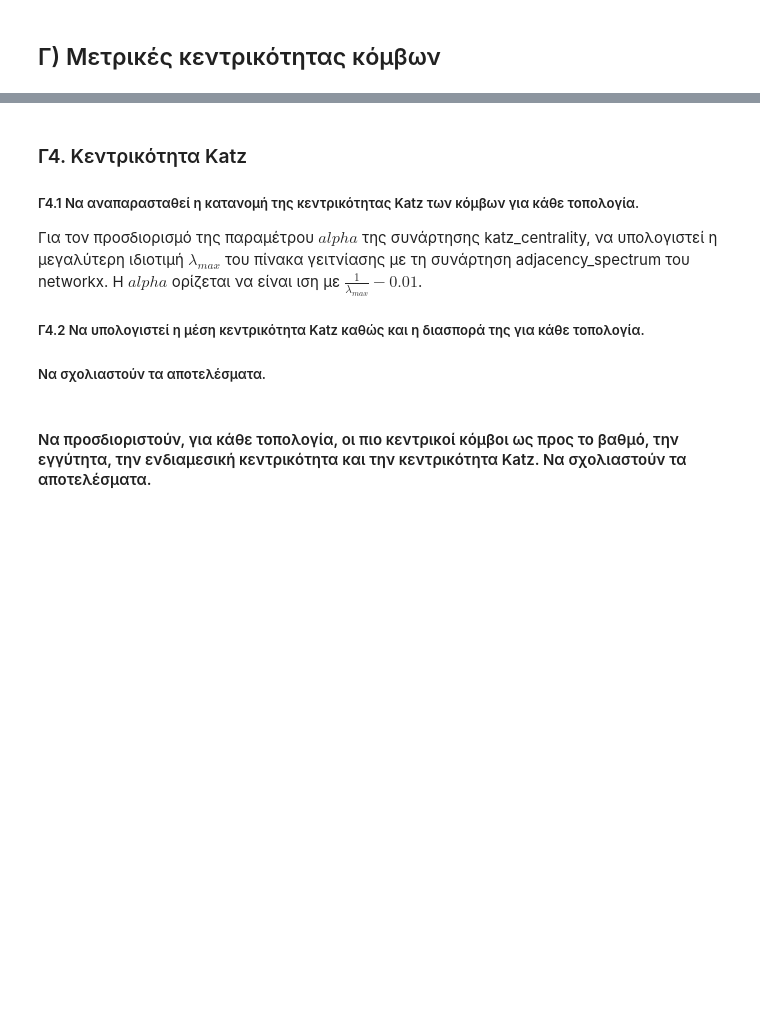
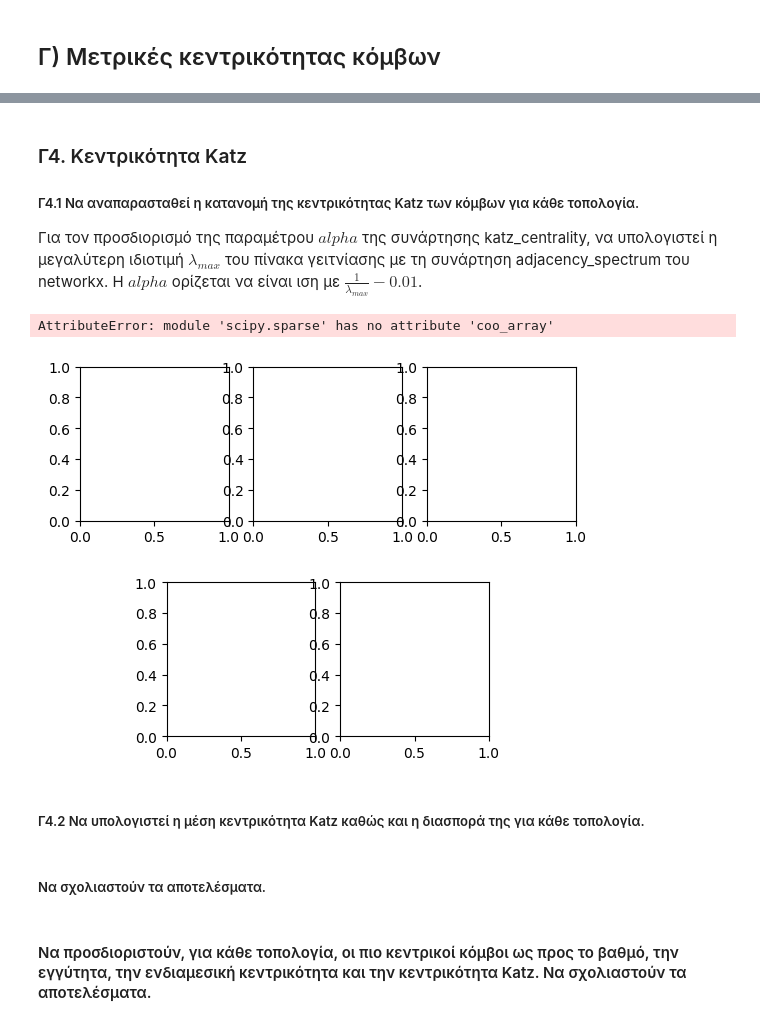
Before and after one commit to NicoleMp2/SocialNetworksAnalysis, a Jupyter notebook: lab1.ipynb, the cells around one changed output, grey strips where cells are left out. Saved outputs shown, nothing was run; the diff lists cells and outputs as text; code cells hidden in the pictures; blank space fills up the shorter version.

```diff
--- a/lab1.ipynb
+++ b/lab1.ipynb
@@ -414,3 +580,9 @@ def find_closeness(G):
-# %%
-def find_betweenness(G):
-    pass
+# %%
+#find mean value of centrality and variance
+for name,graph in graphs.items():
+    dn = find_betweenness(graph)
+    #find mean value of dn
+    mean = sum(dn.values())/len(dn)
+    #find variance of dn dh is a dictionary
+    var = np.var(list(dn.values()))
+    print(name,"\t-> mean betweenness :",round(mean,3), "\tvariance :", round(var,3))
@@ -419,11 +601,54 @@ def find_betweenness(G):
 ##### Γ4.1 Να αναπαρασταθεί η κατανομή της κεντρικότητας Katz των κόμβων για κάθε τοπολογία.
 Για τον προσδιορισμό της παραμέτρου $alpha$ της συνάρτησης katz_centrality,  να υπολογιστεί η μεγαλύτερη ιδιοτιμή $λ_{max}$ του πίνακα γειτνίασης με τη συνάρτηση adjacency_spectrum του networkx.
 H $alpha$ ορίζεται να είναι ιση με $\frac{1}{λ_{max}}-0.01$.
-##### Γ4.2 Να υπολογιστεί η μέση  κεντρικότητα Katz  καθώς και η διασπορά της για κάθε τοπολογία.
-##### Να σχολιαστούν τα αποτελέσματα.
-# %%
-def find_katz(G):
-    pass
+# %%
+#import scipy.sparse.linalg as linalg
+def find_katz(g):
+    #find max eigenvalue of the adjacency matrix
+    max_eig = max(nx.adjacency_spectrum(g))
+    # the alpha is 1/max_eig-0.01
+    alpha = 1/(max_eig-0.01)
+    return nx.katz_centrality(g,alpha=alpha)
+
+#plot stuff
+figure = plt.figure()
+figure.subplots_adjust(hspace=0.4,wspace=0.4)
+spec = matplotlib.gridspec.GridSpec(ncols=6, nrows=2) # 6 columns evenly divides both 2 & 3
+
+ax1 = figure.add_subplot(spec[0,0:2])
+ax2 = figure.add_subplot(spec[0,2:4])
+ax3 = figure.add_subplot(spec[0,4:])
+ax4 = figure.add_subplot(spec[1,1:3])
+ax5 = figure.add_subplot(spec[1,3:5])
+
+
+
+for name,graph in graphs.items():
+    g = find_katz(graph)
+    print("---------",name,"---------")
+    print(g)
+    if(name == 'REG'):
+        ax1.hist(g.values(), bins=15, color="lightblue", ec="blue",lw=1)
+        ax1.set_title("Clustering Coefficient Distribution of REG",fontsize='xx-small')
+    elif(name == 'RGER'):
+        ax2.hist(g.values(), bins=15, color="lightblue", ec="blue",lw=1)
+        ax2.set_title("Clustering Coefficient Distribution of RGER",fontsize='xx-small')
+    elif(name == 'RGG'):
+        ax3.hist(g.values(), bins=15, color="lightblue", ec="blue",lw=1)
+        ax3.set_title("Clustering Coefficient Distribution of RGG",fontsize='xx-small')
+    elif(name == 'SF'):
+        ax4.hist(g.values(), bins=15, color="lightblue", ec="blue",lw=1)
+        ax4.set_title("Clustering Coefficient Distribution of SF",fontsize='xx-small')
+    else:
+        ax5.hist(g.values(), bins=15, color="lightblue", ec="blue",lw=1)
+        ax5.set_title("Clustering Coefficient Distribution of SW",fontsize='xx-small')
+# %% [output]
+AttributeError: module 'scipy.sparse' has no attribute 'coo_array'
+[figure, added]
+# %% [markdown]
+##### Γ4.2 Να υπολογιστεί η μέση  κεντρικότητα Katz  καθώς και η διασπορά της για κάθε τοπολογία.
+# %% [markdown]
+##### Να σχολιαστούν τα αποτελέσματα.
 # %% [markdown]
 #### Να προσδιοριστούν, για κάθε τοπολογία, οι πιο κεντρικοί κόμβοι ως προς το βαθμό, την εγγύτητα, την ενδιαμεσική κεντρικότητα και την κεντρικότητα Katz. Να σχολιαστούν τα αποτελέσματα.
 # %%
```
Also changed, not shown: parts of 31 cells of this notebook, 3 other files.
